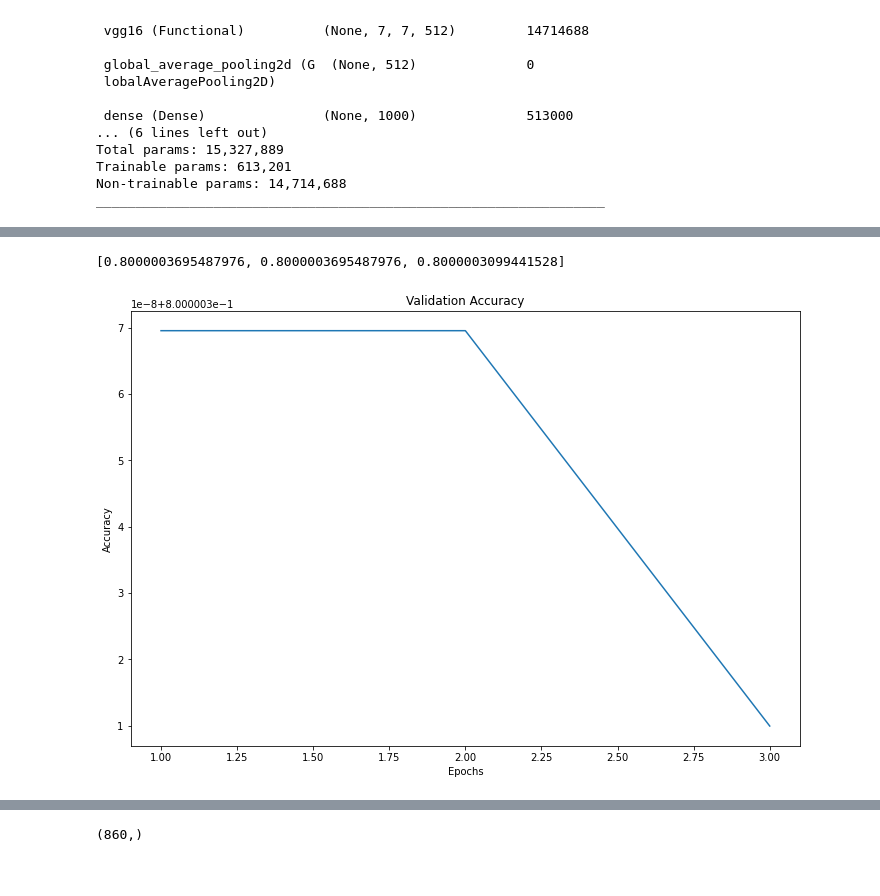
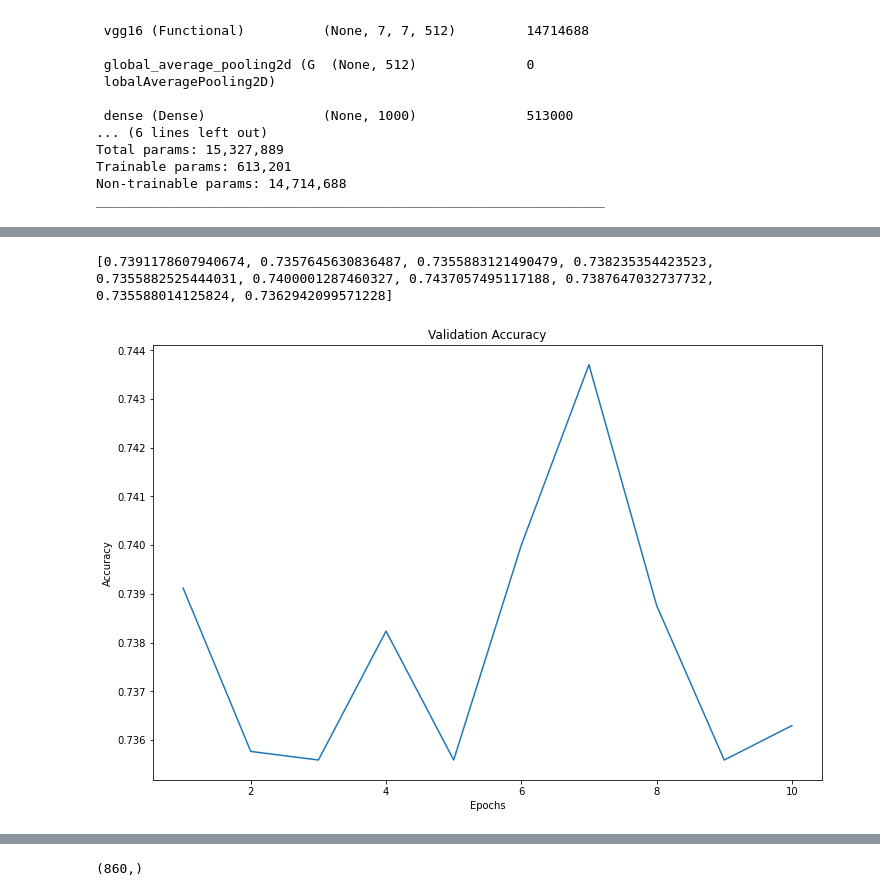
Before and after one commit to anaghab3/flower-vision, a Jupyter notebook: Anagha_FlowerRecognition.ipynb, the cells around one changed output, grey strips where cells are left out. Saved outputs shown, nothing was run; the diff lists cells and outputs as text; code cells hidden in the pictures.

```diff
--- a/Anagha_FlowerRecognition.ipynb
+++ b/Anagha_FlowerRecognition.ipynb
@@ -320,7 +342,7 @@ outputs = keras.layers.Dense(1)(x)
 model = keras.Model(inputs, outputs)
 # %%
 batch_size = 32
-epochs1 = 3
+epochs1 = 10
 # %%
 train_datagen = ImageDataGenerator(
     rescale=1./255,
@@ -426,12 +448,12 @@ accuracy:  0.7999999523162842
 # %%
-loss_val = model_scratch_info.history['accuracy']
+accuracy_val = model_scratch_info.history['accuracy']
 print(loss_val)
-epochs = [1, 2, 3]
+epochs = [1,2,3,4,5,6,7,8,9,10]
 plt.plot(epochs, loss_val)
 plt.title('Validation Accuracy')
 plt.xlabel('Epochs')
 plt.ylabel('Accuracy')
 plt.show()
 # %% [output]
-[0.8000003695487976, 0.8000003695487976, 0.8000003099441528]
+[0.7391178607940674, 0.7357645630836487, 0.7355883121490479, 0.738235354423523, 0.7355882525444031, 0.7400001287460327, 0.7437057495117188, 0.7387647032737732, 0.735588014125824, 0.7362942099571228]
-[figure, old version]
+[figure, new version]
```
Also changed, not shown: parts of 55 cells of this notebook.
